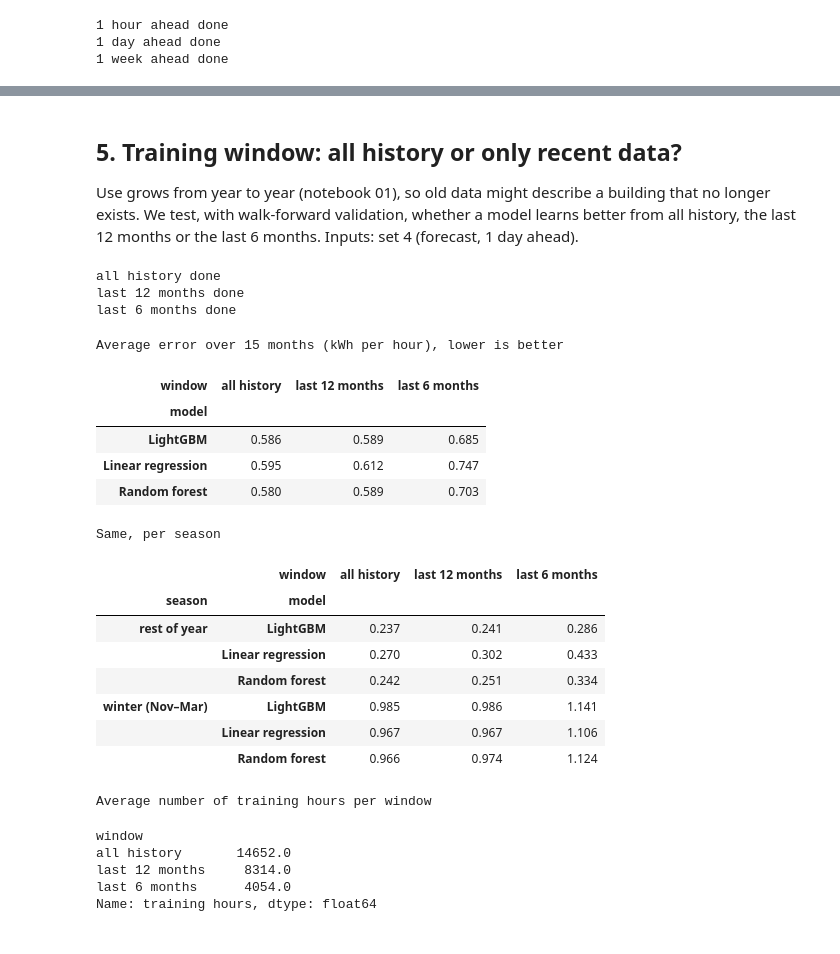
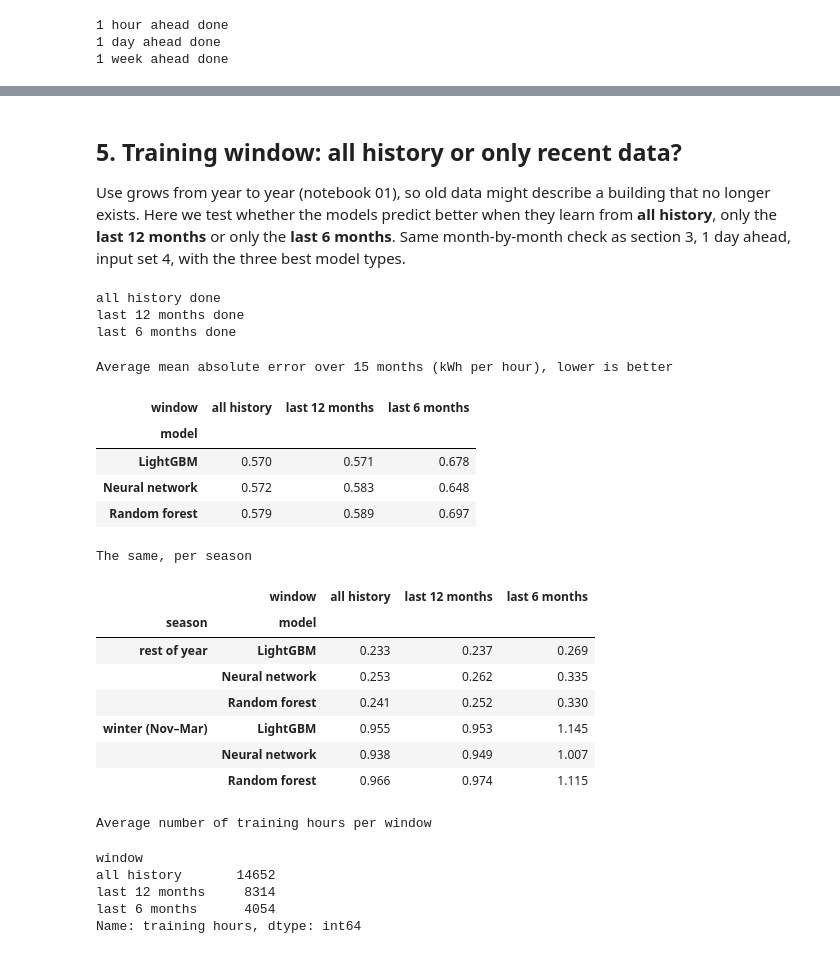
Before and after one commit to TBDA-Classes/2026G1, a Jupyter notebook: notebooks/04_model_search.ipynb, the cells around one changed output, grey strips where cells are left out. Cells and saved outputs as stored; diff of their text form; code cells hidden in the pictures.

```diff
--- a/notebooks/04_model_search.ipynb
+++ b/notebooks/04_model_search.ipynb
@@ -444,66 +608,66 @@ Error as % of average use (CV(RMSE)), ASHRAE target: under 30 %
 # %% [markdown]
 ## 5. Training window: all history or only recent data?
+
 Use grows from year to year (notebook 01), so old data might describe a building that no longer exists.
-We test, with walk-forward validation, whether a model learns better from all history, the last 12 months
-or the last 6 months. Inputs: set 4 (forecast, 1 day ahead).
+Here we test whether the models predict better when they learn from **all history**, only the
+**last 12 months** or only the **last 6 months**. Same month-by-month check as section 3, 1 day ahead,
+input set 4, with the three best model types.
 # %%
-cols = CALENDAR + WEATHER + PAST                 # input set 4, 1 day ahead
 WINDOWS = {"all history": None, "last 12 months": 12, "last 6 months": 6}
+WINDOW_MODELS = ["LightGBM", "Neural network", "Random forest"]
 
-tw_rows = []
+window_results = []
 for window_name, n_months in WINDOWS.items():
     for m in TEST_MONTHS:
-        fit = usable & (month < m) & split.isin(["train", "val"])    # everything before this month ...
+        fit_rows = usable & (month < m) & split.isin(["train", "val"])    # everything before this month ...
         if n_months is not None:
-            fit &= month >= m - n_months                             # ... but only the last n months
+            fit_rows &= month >= m - n_months                             # ... but only the last n months
         score_rows = usable & (month == m)
-        if score_rows.sum() < 200:
+        if score_rows.sum() < MIN_HOURS:
             continue
-        for name, est in HZ_MODELS.items():
-            pipe = Pipeline([("prepare", prepare(cols, name)), ("model", est)])
-            pipe.fit(X_all.loc[fit, cols], y[fit])
-            tw_rows.append({"window": window_name, "month": str(m), "model": name,
-                            "training hours": int(fit.sum()),
-                            **metrics(y[score_rows], pipe.predict(X_all.loc[score_rows, cols]))})
+        for name in WINDOW_MODELS:
+            model = build(name).fit(X_all.loc[fit_rows, cols], y[fit_rows])
+            window_results.append({"window": window_name, "month": str(m), "model": name,
+                                   "training hours": int(fit_rows.sum()),
+                                   **metrics(y[score_rows], model.predict(X_all.loc[score_rows, cols]))})
     print(window_name, "done")
 # %% [output]
 all history done
 last 12 months done
 last 6 months done
 # %%
-tw = pd.DataFrame(tw_rows)
+tw = pd.DataFrame(window_results)
 order = list(WINDOWS)
 
-print("Average error over 15 months (kWh per hour), lower is better")
+print("Average mean absolute error over 15 months (kWh per hour), lower is better")
 display(tw.pivot_table(index="model", columns="window", values="MAE_kWh", aggfunc="mean")[order].round(3))
 
-# Split into winter (heating season) and the rest of the year
 tw["season"] = np.where(pd.PeriodIndex(tw["month"], freq="M").month.isin([11, 12, 1, 2, 3]),
                         "winter (Nov–Mar)", "rest of year")
-print("Same, per season")
+print("The same, per season")
 display(tw.pivot_table(index=["season", "model"], columns="window", values="MAE_kWh", aggfunc="mean")[order].round(3))
 
 print("Average number of training hours per window")
-tw.groupby("window")["training hours"].mean().round(0)
+tw.groupby("window")["training hours"].mean().round(0).astype(int)[order]
 # %% [output]
-Average error over 15 months (kWh per hour), lower is better
+Average mean absolute error over 15 months (kWh per hour), lower is better
 | window | all history | last 12 months | last 6 months |
 | model |  |  |  |
-| LightGBM | 0.586 | 0.589 | 0.685 |
-| Linear regression | 0.595 | 0.612 | 0.747 |
-| Random forest | 0.580 | 0.589 | 0.703 |
+| LightGBM | 0.570 | 0.571 | 0.678 |
+| Neural network | 0.572 | 0.583 | 0.648 |
+| Random forest | 0.579 | 0.589 | 0.697 |
-Same, per season
+The same, per season
 |  | window | all history | last 12 months | last 6 months |
 | season | model |  |  |  |
-| rest of year | LightGBM | 0.237 | 0.241 | 0.286 |
-|  | Linear regression | 0.270 | 0.302 | 0.433 |
-|  | Random forest | 0.242 | 0.251 | 0.334 |
-| winter (Nov–Mar) | LightGBM | 0.985 | 0.986 | 1.141 |
-|  | Linear regression | 0.967 | 0.967 | 1.106 |
-|  | Random forest | 0.966 | 0.974 | 1.124 |
+| rest of year | LightGBM | 0.233 | 0.237 | 0.269 |
+|  | Neural network | 0.253 | 0.262 | 0.335 |
+|  | Random forest | 0.241 | 0.252 | 0.330 |
+| winter (Nov–Mar) | LightGBM | 0.955 | 0.953 | 1.145 |
+|  | Neural network | 0.938 | 0.949 | 1.007 |
+|  | Random forest | 0.966 | 0.974 | 1.115 |
 Average number of training hours per window
 window
-all history       14652.0
-last 12 months     8314.0
-last 6 months      4054.0
-Name: training hours, dtype: float64
+all history       14652
+last 12 months     8314
+last 6 months      4054
+Name: training hours, dtype: int64
```
Also changed, not shown: parts of 36 cells of this notebook, 2 other files.
